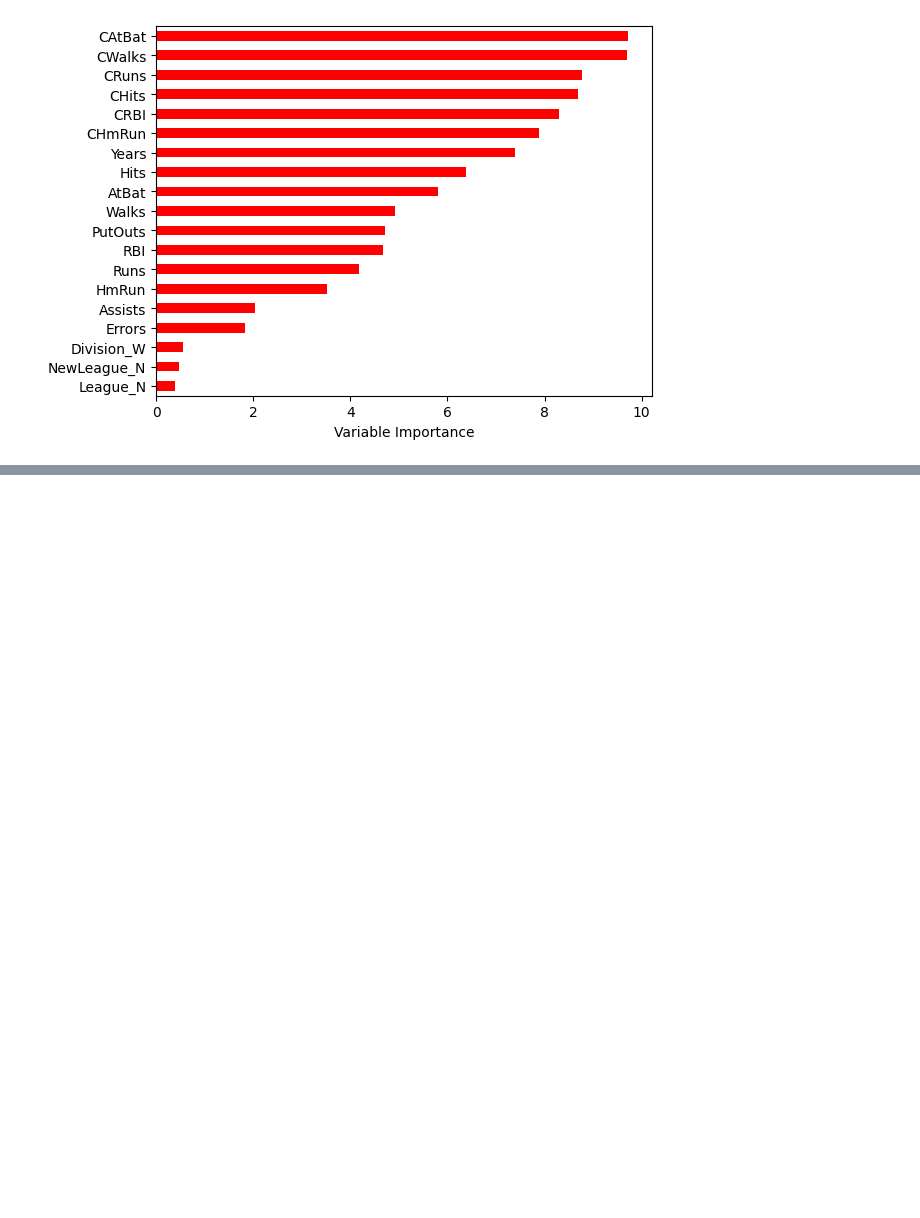
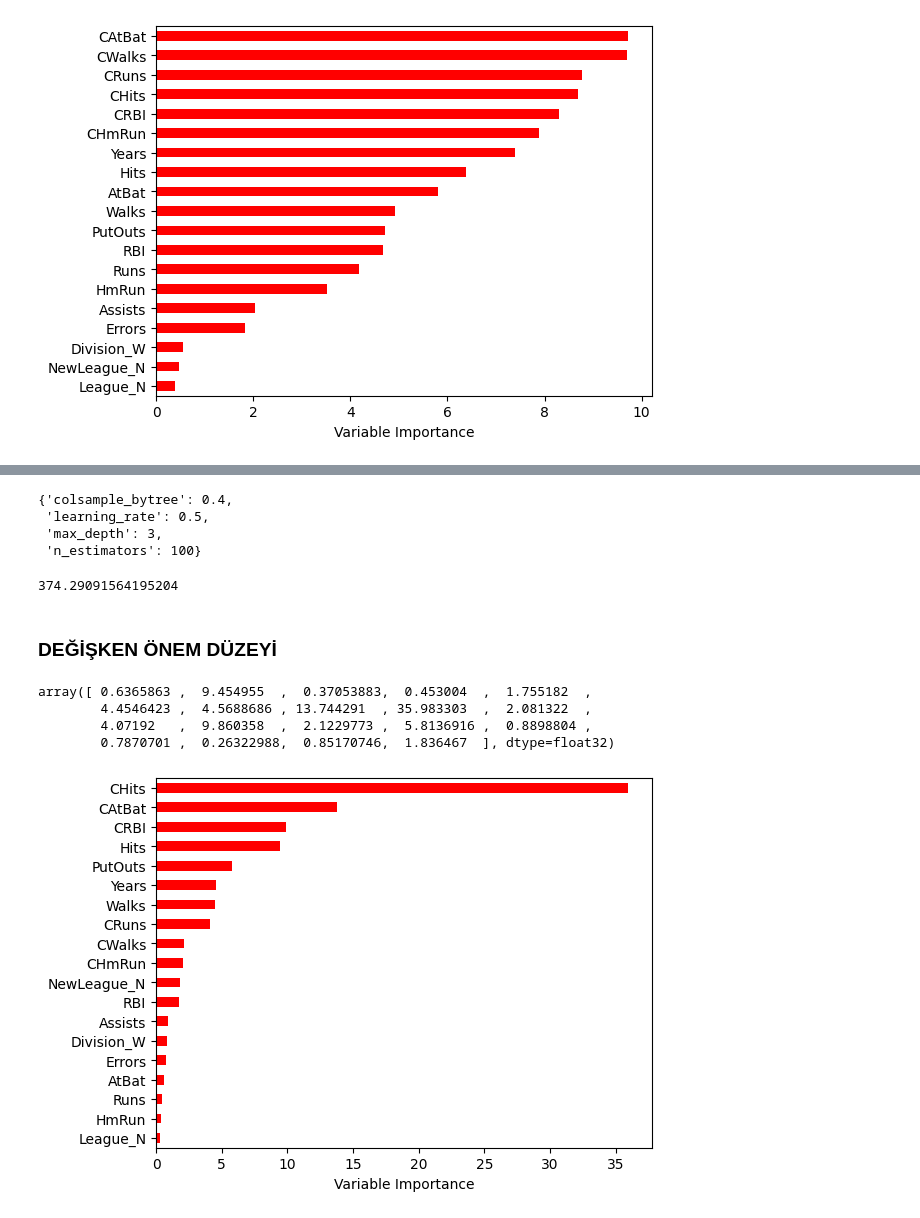
Before and after one commit to giraydorukyurt7/Data_Science-And-Artificial_Intelligence-Journeys, a Jupyter notebook: Machine_Learning/non-linear_regression/non-linear_regression.ipynb, the cells around one changed output, grey strips where cells are left out. Cells and saved outputs as stored; diff of their text form; code cells hidden in the pictures; blank space fills up the shorter version.

```diff
--- a/Machine_Learning/non-linear_regression/non-linear_regression.ipynb
+++ b/Machine_Learning/non-linear_regression/non-linear_regression.ipynb
@@ -677,0 +838,13 @@ plt.gca().legend_ = None
+# %%
+df  = pd.read_csv("../linear_regression/Hitters.csv")                            #veriyi oku
+df  = df.dropna()                                           #eksik değerleri at
+dms = pd.get_dummies(df[["League","Division","NewLeague"]]) # Kategorik değişkenleri dummy değişkenlere dönüştür
+                                                            # Bu adım, kategorik değişkenlerin sağladığı bilgiyi daha iyi alabilmek için one-hot encoding uygular
+Y   = df["Salary"]                                          # bağımlı değişken
+X_  = df.drop(["Salary","League","Division","NewLeague"], axis=1).astype("float64") #kategorik ve bağımlı değişkeni çıkartarak X_ değişkenine atadık.
+X   = pd.concat([X_,dms[["League_N","Division_W","NewLeague_N"]]],axis=1)           # Bağımsız değişkenlerin son halini oluşturmak için,
+                                                                                    # dummy değişkenleri (kategorik değişkenlerin dönüştürülmüş halleri) X_'e ekle
+X_train, X_test, Y_train, Y_test = train_test_split(X,
+                                                    Y,
+                                                    test_size=0.25,
+                                                    random_state=42) # %25 test için ayrıldı.
@@ -677,0 +919,39 @@ plt.gca().legend_ = None
+# %%
+xgb_cv_model.best_params_
+# %% [output]
+{'colsample_bytree': 0.4,
+ 'learning_rate': 0.5,
+ 'max_depth': 3,
+ 'n_estimators': 100}
+# %%
+xgb_tuned_model = XGBRegressor(learning_rate       = 0.5,
+                               max_depth           = 3,
+                               n_estimators        = 100,
+                               colsample_bytree    = 0.4).fit(X_train,Y_train)
+# %%
+y_pred = xgb_tuned_model.predict(X_test)
+np.sqrt(mean_squared_error(Y_test,y_pred))
+# %% [output]
+374.29091564195204
+# %% [markdown]
+### DEĞİŞKEN ÖNEM DÜZEYİ
+# %%
+xgb_tuned_model.feature_importances_*100
+# %% [output]
+array([ 0.6365863 ,  9.454955  ,  0.37053883,  0.453004  ,  1.755182  ,
+        4.4546423 ,  4.5688686 , 13.744291  , 35.983303  ,  2.081322  ,
+        4.07192   ,  9.860358  ,  2.1229773 ,  5.8136916 ,  0.8898804 ,
+        0.7870701 ,  0.26322988,  0.85170746,  1.836467  ], dtype=float32)
+# %%
+Importance = pd.DataFrame({"Importance":xgb_tuned_model.feature_importances_*100},
+                          index=X_train.columns)
+
+Importance.sort_values(by ="Importance",
+                       axis=0,
+                       ascending=True).plot(kind="barh",
+                                            color ="r")
+
+plt.xlabel("Variable Importance")
+plt.gca().legend_ = None
+# %% [output]
+[figure, added]
```
Also changed, not shown: parts of 82 cells of this notebook, 4 other files.
